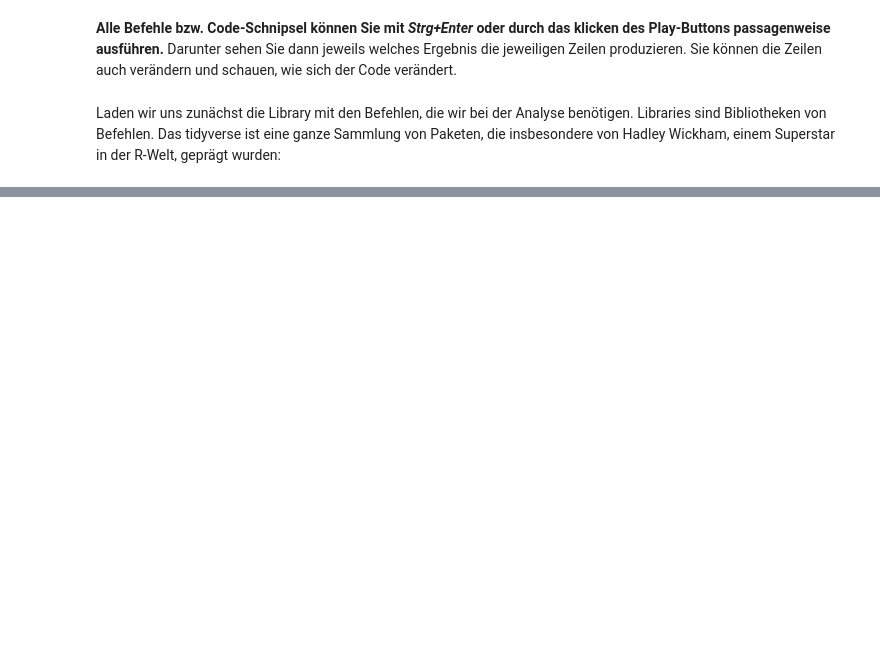
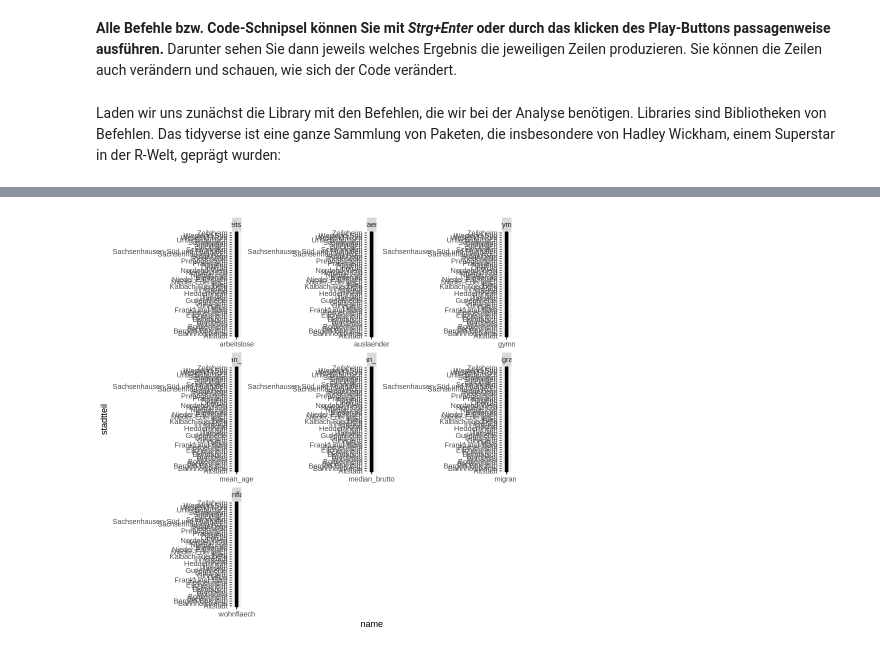
Before and after one commit to cstecker/politicsRLab, a Jupyter notebook: sozial verzerrte Wahlbeteiligung (OB-Wahl FFM).ipynb, the cells around one changed output, grey strips where cells are left out. Cells and saved outputs as stored; diff of their text form; code cells hidden in the pictures; blank space fills up the shorter version.

```diff
--- a/sozial verzerrte Wahlbeteiligung (OB-Wahl FFM).ipynb
+++ b/sozial verzerrte Wahlbeteiligung (OB-Wahl FFM).ipynb
@@ -185,0 +85,6 @@ Schreiben Sie doch mal ein bisschen Code!
+# %%
+# alles auf einen Blick
+ffm_socstrk %>%
+  pivot_longer(-stadtteil)
+# %% [output]
+[figure, added]
```
Also changed, not shown: parts of 50 cells of this notebook.
